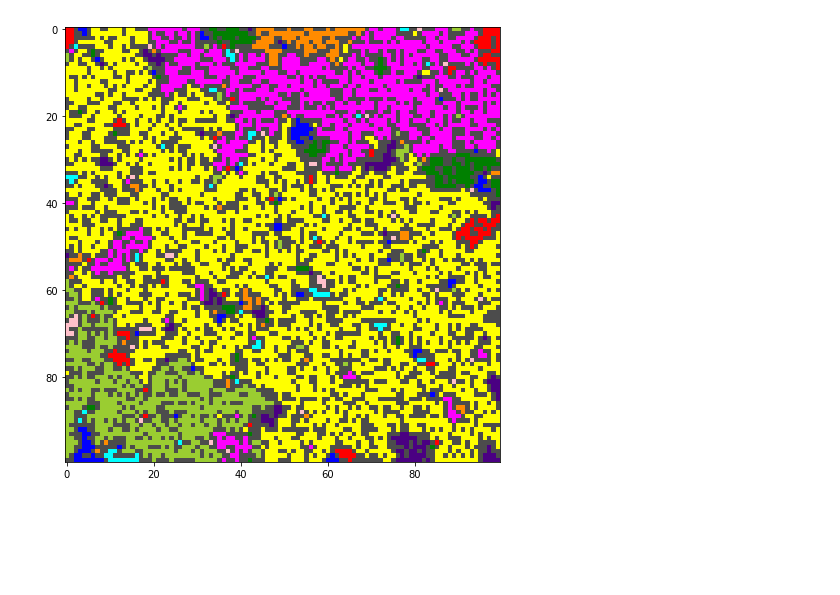
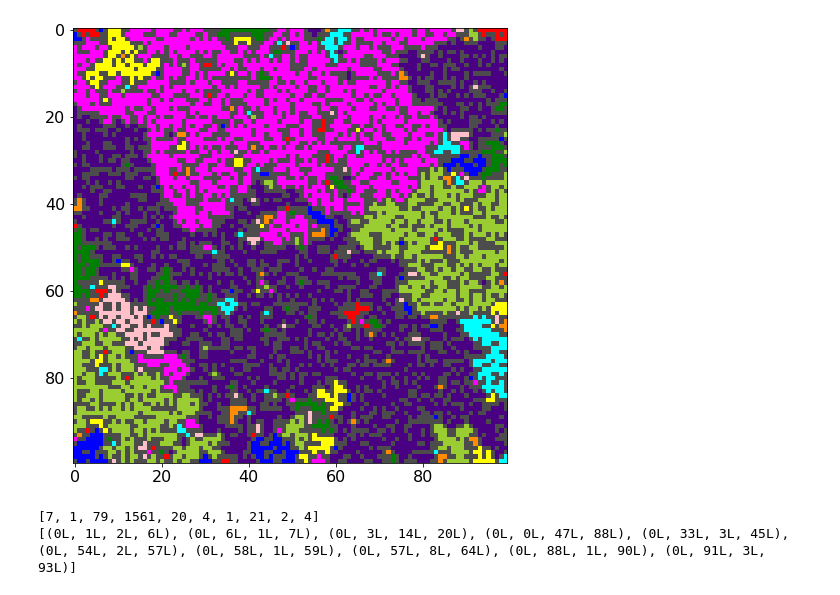
Before and after one commit to auduntre/FYS4460, a Jupyter notebook: Project3/project_3.ipynb, the cells around one changed output. Drawn from its saved outputs; the diff is of its cells as text; code cells hidden in the pictures; blank space fills up the shorter version.

```diff
--- a/Project3/project_3.ipynb
+++ b/Project3/project_3.ipynb
@@ -45,4 +27,0 @@ array([[ 1,  1,  0,  2,  2,  0,  3,  3,  0,  0],
-# %%
-label_img = P.visualize_label()
-# %% [output]
-[figure, removed]
@@ -50,0 +28,6 @@ cluster_areas = P.region_area()
+# %%
+img = label2rgb(lw, bg_label=0, bg_color=[0.3, 0.3, 0.3])
+imshow(img)
+show()
+# %% [output]
+[figure, added]
@@ -50,0 +38,6 @@ cluster_areas = P.region_area()
+# %%
+print(area[:10])
+print(bbox[:10])
+# %% [output]
+[7, 1, 79, 1561, 20, 4, 1, 21, 2, 4]
+[(0L, 1L, 2L, 6L), (0L, 6L, 1L, 7L), (0L, 3L, 14L, 20L), (0L, 0L, 47L, 88L), (0L, 33L, 3L, 45L), (0L, 54L, 2L, 57L), (0L, 58L, 1L, 59L), (0L, 57L, 8L, 64L), (0L, 88L, 1L, 90L), (0L, 91L, 3L, 93L)]
```
Also changed, not shown: parts of 12 cells of this notebook, 1 other file.
